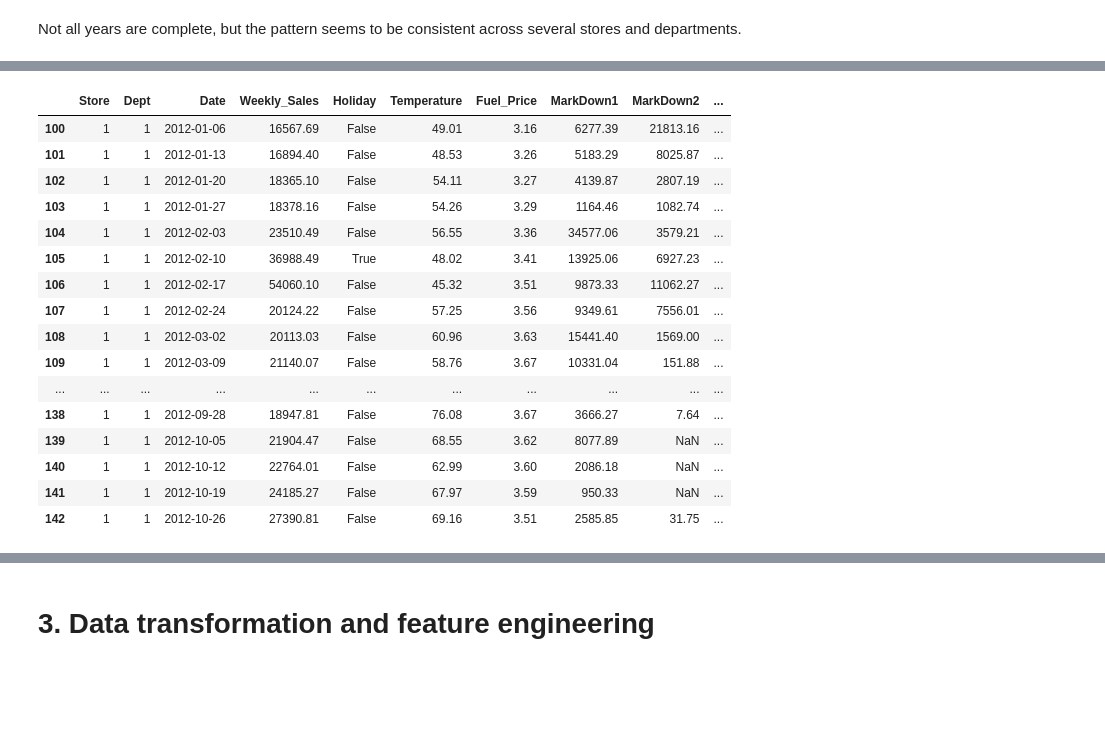
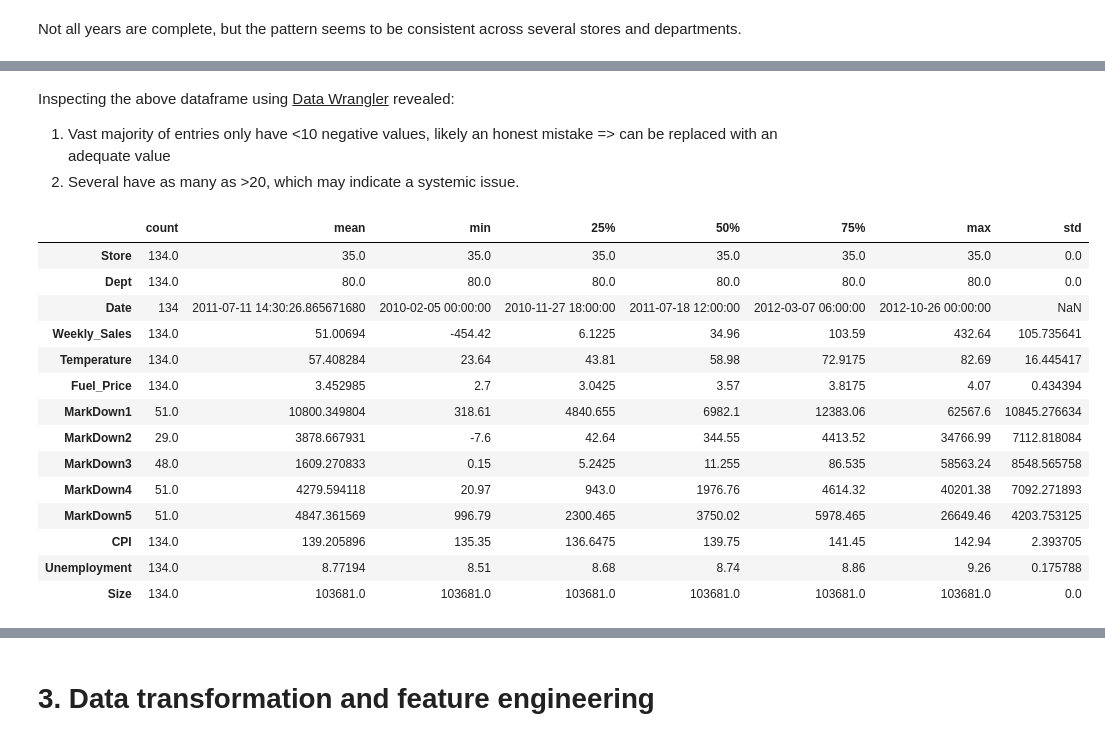
Before and after one commit to CoMa95/Retail-Sales-Analytics, a Jupyter notebook: jupyter_notebooks/project_workbook.ipynb, the cells around one changed output, grey strips where cells are left out. Cells and saved outputs as stored; diff of their text form; code cells hidden in the pictures; blank space fills up the shorter version.

```diff
--- a/jupyter_notebooks/project_workbook.ipynb
+++ b/jupyter_notebooks/project_workbook.ipynb
@@ -369,20 +391,23 @@ for col in ['CPI', 'Fuel_Price', 'Unemployment']:
+# %% [markdown]
+Inspecting the above dataframe using <ins>Data Wrangler</ins> revealed:
+1. Vast majority of entries only have <10 negative values, likely an honest mistake => can be replaced with an adequate value
+2. Several have as many as >20, which may indicate a systemic issue.
 # %%
-df[df['Date'].dt.year == 2012].query("Store == 1 & Dept == 1")
+# explore example of Store + Department with over 20 negatives
+df.query("Store == 35 & Dept == 80").describe().T
 # %% [output]
-|  | Store | Dept | Date | Weekly_Sales | Holiday | Temperature | Fuel_Price | MarkDown1 | MarkDown2 | ... |
-| 100 | 1 | 1 | 2012-01-06 | 16567.69 | False | 49.01 | 3.16 | 6277.39 | 21813.16 | ... |
-| 101 | 1 | 1 | 2012-01-13 | 16894.40 | False | 48.53 | 3.26 | 5183.29 | 8025.87 | ... |
-| 102 | 1 | 1 | 2012-01-20 | 18365.10 | False | 54.11 | 3.27 | 4139.87 | 2807.19 | ... |
-| 103 | 1 | 1 | 2012-01-27 | 18378.16 | False | 54.26 | 3.29 | 1164.46 | 1082.74 | ... |
-| 104 | 1 | 1 | 2012-02-03 | 23510.49 | False | 56.55 | 3.36 | 34577.06 | 3579.21 | ... |
-| 105 | 1 | 1 | 2012-02-10 | 36988.49 | True | 48.02 | 3.41 | 13925.06 | 6927.23 | ... |
-| 106 | 1 | 1 | 2012-02-17 | 54060.10 | False | 45.32 | 3.51 | 9873.33 | 11062.27 | ... |
-| 107 | 1 | 1 | 2012-02-24 | 20124.22 | False | 57.25 | 3.56 | 9349.61 | 7556.01 | ... |
-| 108 | 1 | 1 | 2012-03-02 | 20113.03 | False | 60.96 | 3.63 | 15441.40 | 1569.00 | ... |
-| 109 | 1 | 1 | 2012-03-09 | 21140.07 | False | 58.76 | 3.67 | 10331.04 | 151.88 | ... |
-| ... | ... | ... | ... | ... | ... | ... | ... | ... | ... | ... |
-| 138 | 1 | 1 | 2012-09-28 | 18947.81 | False | 76.08 | 3.67 | 3666.27 | 7.64 | ... |
-| 139 | 1 | 1 | 2012-10-05 | 21904.47 | False | 68.55 | 3.62 | 8077.89 | NaN | ... |
-| 140 | 1 | 1 | 2012-10-12 | 22764.01 | False | 62.99 | 3.60 | 2086.18 | NaN | ... |
-| 141 | 1 | 1 | 2012-10-19 | 24185.27 | False | 67.97 | 3.59 | 950.33 | NaN | ... |
-| 142 | 1 | 1 | 2012-10-26 | 27390.81 | False | 69.16 | 3.51 | 2585.85 | 31.75 | ... |
+|  | count | mean | min | 25% | 50% | 75% | max | std |
+| Store | 134.0 | 35.0 | 35.0 | 35.0 | 35.0 | 35.0 | 35.0 | 0.0 |
+| Dept | 134.0 | 80.0 | 80.0 | 80.0 | 80.0 | 80.0 | 80.0 | 0.0 |
+| Date | 134 | 2011-07-11 14:30:26.865671680 | 2010-02-05 00:00:00 | 2010-11-27 18:00:00 | 2011-07-18 12:00:00 | 2012-03-07 06:00:00 | 2012-10-26 00:00:00 | NaN |
+| Weekly_Sales | 134.0 | 51.00694 | -454.42 | 6.1225 | 34.96 | 103.59 | 432.64 | 105.735641 |
+| Temperature | 134.0 | 57.408284 | 23.64 | 43.81 | 58.98 | 72.9175 | 82.69 | 16.445417 |
+| Fuel_Price | 134.0 | 3.452985 | 2.7 | 3.0425 | 3.57 | 3.8175 | 4.07 | 0.434394 |
+| MarkDown1 | 51.0 | 10800.349804 | 318.61 | 4840.655 | 6982.1 | 12383.06 | 62567.6 | 10845.276634 |
+| MarkDown2 | 29.0 | 3878.667931 | -7.6 | 42.64 | 344.55 | 4413.52 | 34766.99 | 7112.818084 |
+| MarkDown3 | 48.0 | 1609.270833 | 0.15 | 5.2425 | 11.255 | 86.535 | 58563.24 | 8548.565758 |
+| MarkDown4 | 51.0 | 4279.594118 | 20.97 | 943.0 | 1976.76 | 4614.32 | 40201.38 | 7092.271893 |
+| MarkDown5 | 51.0 | 4847.361569 | 996.79 | 2300.465 | 3750.02 | 5978.465 | 26649.46 | 4203.753125 |
+| CPI | 134.0 | 139.205896 | 135.35 | 136.6475 | 139.75 | 141.45 | 142.94 | 2.393705 |
+| Unemployment | 134.0 | 8.77194 | 8.51 | 8.68 | 8.74 | 8.86 | 9.26 | 0.175788 |
+| Size | 134.0 | 103681.0 | 103681.0 | 103681.0 | 103681.0 | 103681.0 | 103681.0 | 0.0 |
```
Also changed, not shown: parts of 12 cells of this notebook.
